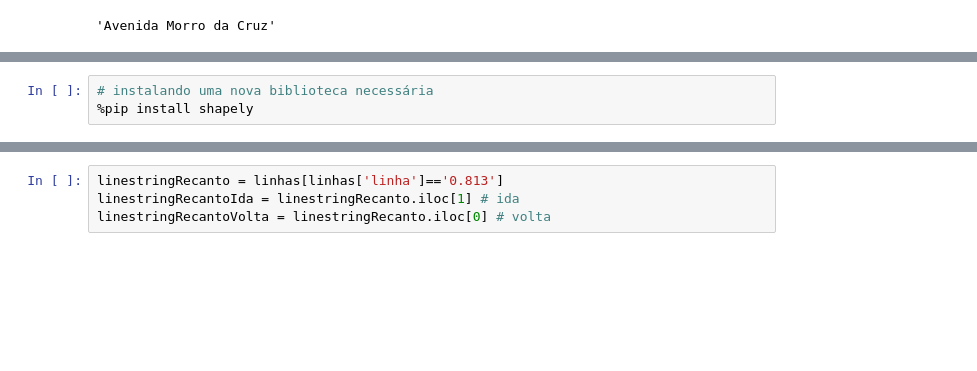
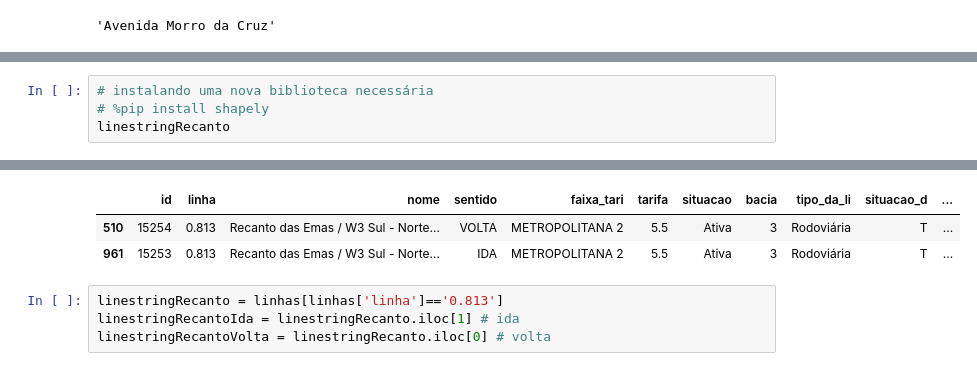
Before and after one commit to ResidenciaTICBrisa/02_RotaOnibus, a Jupyter notebook: docs/Notebooks/testeParadasLinhasLuiz.ipynb, the cells around one changed output, grey strips where cells are left out. Drawn from its saved outputs; the diff is of its cells as text; blank space fills up the shorter version.

```diff
--- a/docs/Notebooks/testeParadasLinhasLuiz.ipynb
+++ b/docs/Notebooks/testeParadasLinhasLuiz.ipynb
@@ -104,5 +104,6 @@ linhas.head(5)
 | 4 | 15435 | 0.373 | Samambaia Norte (2 Avenida) / Rod... | IDA | METROPOLITANA 2 | 5.5 | Ativa | 3 | Rodoviária | T | ... |
 # %%
 # instalando uma nova biblioteca necessária
-%pip install shapely
+# %pip install shapely
+linestringRecanto
 # %% [output]
@@ -115,3 +110,6 @@ Note: you may need to restart the kernel to use updated packages.
+|  | id | linha | nome | sentido | faixa_tari | tarifa | situacao | bacia | tipo_da_li | situacao_d | ... |
+| 510 | 15254 | 0.813 | Recanto das Emas / W3 Sul - Norte... | VOLTA | METROPOLITANA 2 | 5.5 | Ativa | 3 | Rodoviária | T | ... |
+| 961 | 15253 | 0.813 | Recanto das Emas / W3 Sul - Norte... | IDA | METROPOLITANA 2 | 5.5 | Ativa | 3 | Rodoviária | T | ... |
 # %%
 linestringRecanto = linhas[linhas['linha']=='0.813']
 linestringRecantoIda = linestringRecanto.iloc[1] # ida
```
Also changed, not shown: parts of 2 cells of this notebook, 2 other files.
